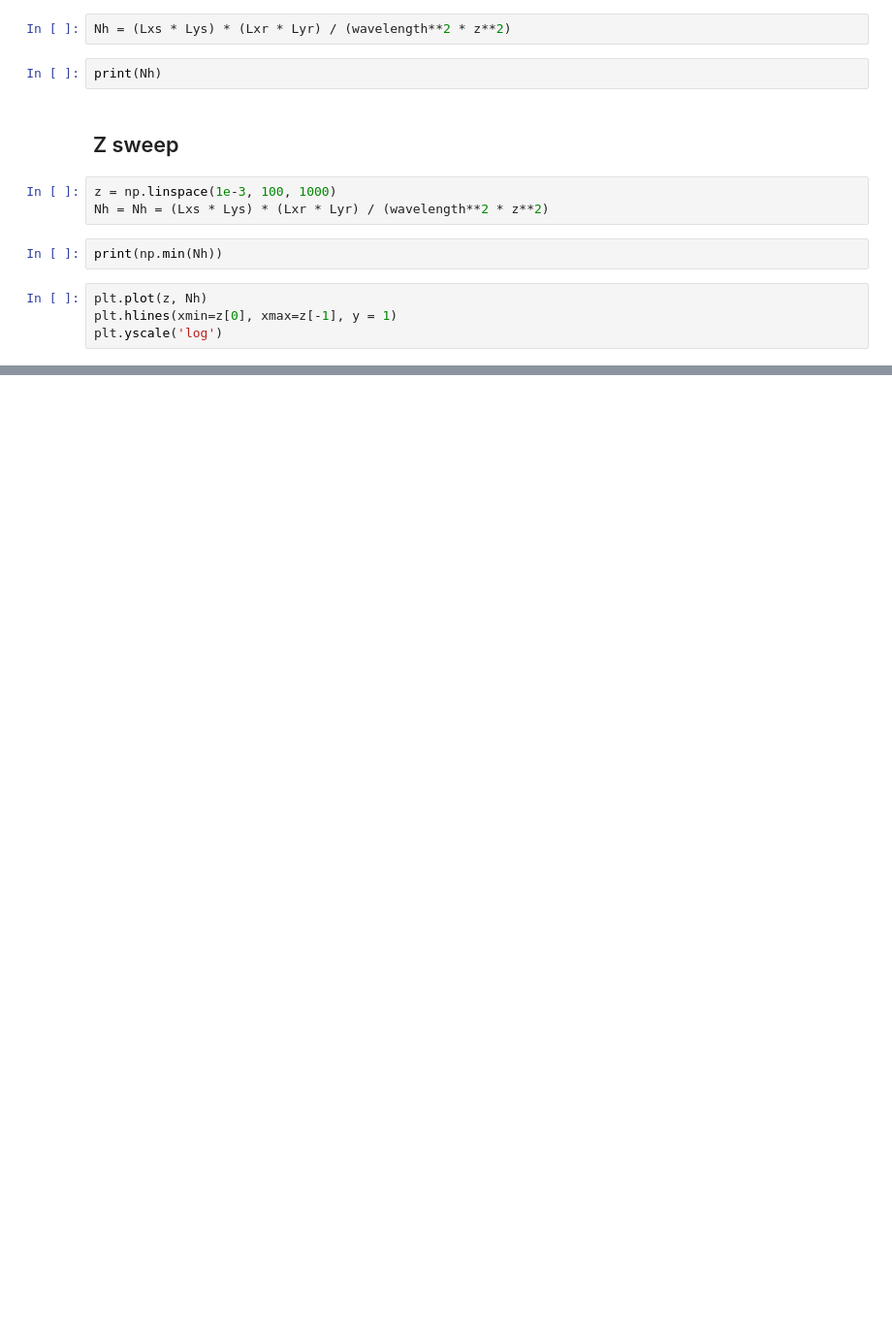
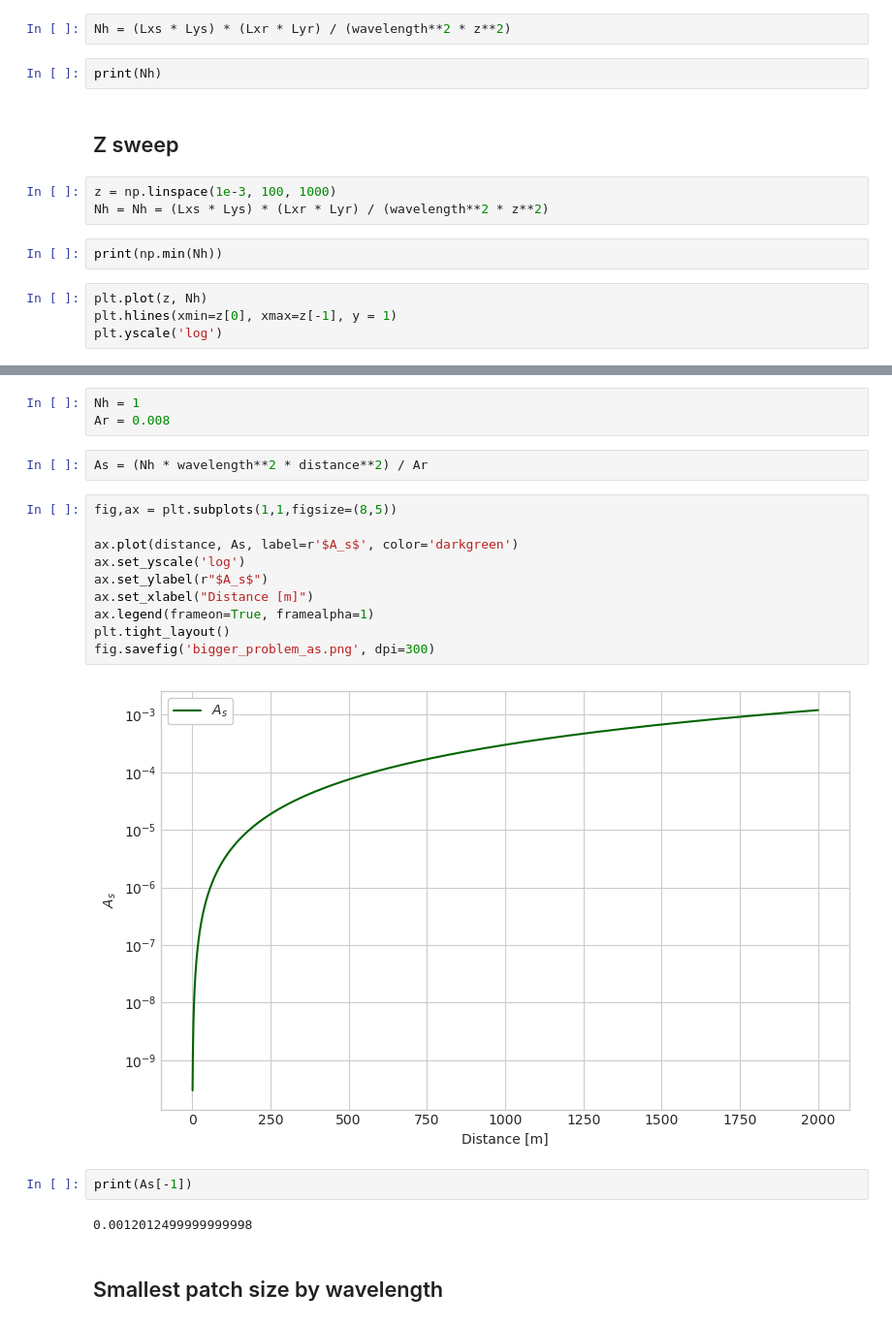
Before and after one commit to Kovaleski-Research-Lab/Bra-ket-optics, a Jupyter notebook: notebooks/EQ64_analysis.ipynb, the cells around one changed output, grey strips where cells are left out. Shown at 97% size. Cells and saved outputs as stored; diff of their text form; blank space fills up the shorter version.

```diff
--- a/notebooks/EQ64_analysis.ipynb
+++ b/notebooks/EQ64_analysis.ipynb
@@ -39,0 +102,23 @@ plt.yscale('log')
+# %%
+Nh = 1
+Ar = 0.008
+# %%
+As = (Nh * wavelength**2 * distance**2) / Ar
+# %%
+fig,ax = plt.subplots(1,1,figsize=(8,5))
+
+ax.plot(distance, As, label=r'$A_s$', color='darkgreen')
+ax.set_yscale('log')
+ax.set_ylabel(r"$A_s$")
+ax.set_xlabel("Distance [m]")
+ax.legend(frameon=True, framealpha=1)
+plt.tight_layout()
+fig.savefig('bigger_problem_as.png', dpi=300)
+# %% [output]
+[figure, added]
+# %%
+print(As[-1])
+# %% [output]
+0.0012012499999999998
+# %% [markdown]
+## Smallest patch size by wavelength
```
Also changed, not shown: parts of 16 cells of this notebook.
